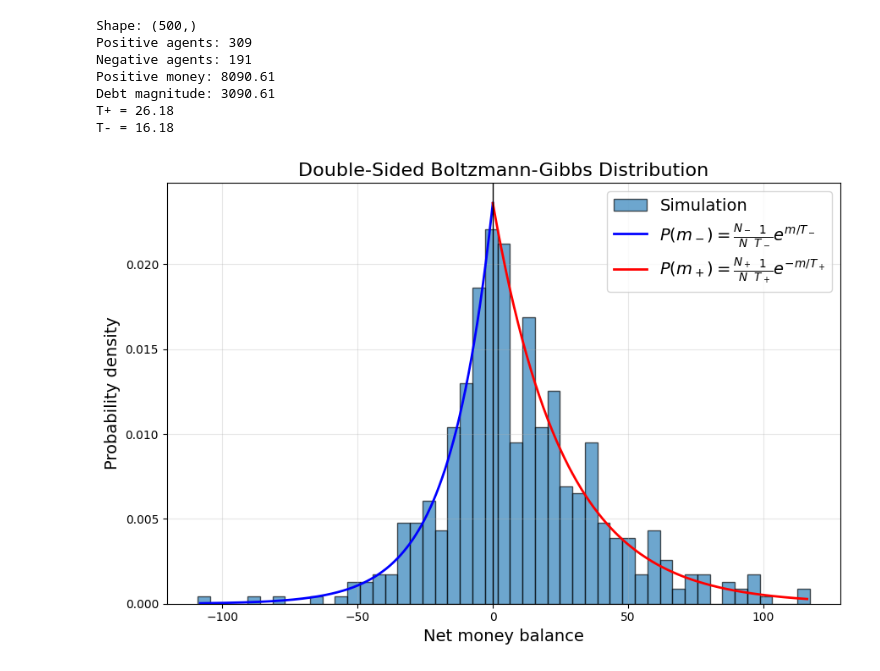
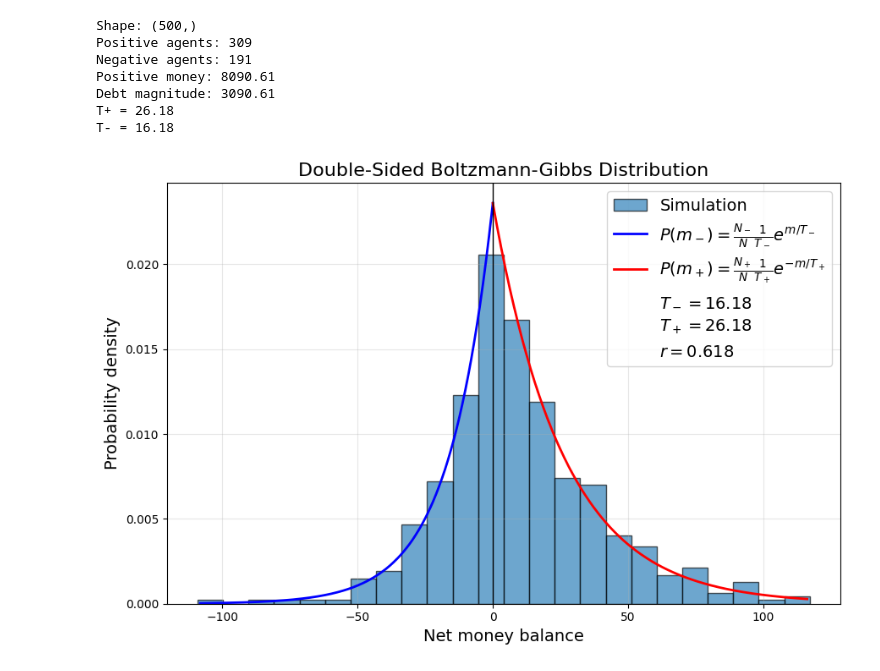
Before and after one commit to giacomells/Statistical-Mechanics-of-Money, a Jupyter notebook: ReverseRatio.ipynb, the cells around one changed output. Cells and saved outputs as stored; diff of their text form; code cells hidden in the pictures.

```diff
--- a/ReverseRatio.ipynb
+++ b/ReverseRatio.ipynb
@@ -62,7 +62,7 @@ T_minus = M_negative / N_negative
 
 fig, ax = plt.subplots(figsize=(9, 6))
 
-bins = np.linspace(agents.min() - 1, agents.max() + 1, 50)
+bins = np.linspace(agents.min() - 1, agents.max() + 1, 25)
 
 ax.hist(
     agents,
@@ -84,31 +84,35 @@ p_negative = (
 p_positive = (
     (N_positive / N)
     * (1 / T_plus)
     * np.exp(-x_positive / T_plus)
 )
 
 ax.plot(
     x_negative,
     p_negative,
     "b-",
     linewidth=2,
     label=r"$P(m_-) = \frac{N_-}{N}\frac{1}{T_-} e^{m/T_-}$"
 )
 ax.plot(
     x_positive,
     p_positive,
     "r-",
     linewidth=2,
     label=r"$P(m_+) = \frac{N_+}{N}\frac{1}{T_+} e^{-m/T_+}$"
 )
 
+ax.plot([], [], linestyle="none", label=fr"$T_- = {T_minus:.2f}$")
+ax.plot([], [], linestyle="none", label=fr"$T_+ = {T_plus:.2f}$")
+ax.plot([], [], linestyle="none", label=fr"$r = {r:.3f}$")
+
 ax.axvline(0, color="black", linewidth=1)
 ax.set_xlabel("Net money balance", fontsize=14)
 ax.set_ylabel("Probability density", fontsize=14)
 ax.set_title("Double-Sided Boltzmann-Gibbs Distribution", fontsize=16)
 ax.legend(fontsize=14)
 ax.grid(alpha=0.3)
 plt.tight_layout()
 plt.show()
 # %% [output]
-[figure, old version]
+[figure, new version]
```
Also changed, not shown: 3 other files.
